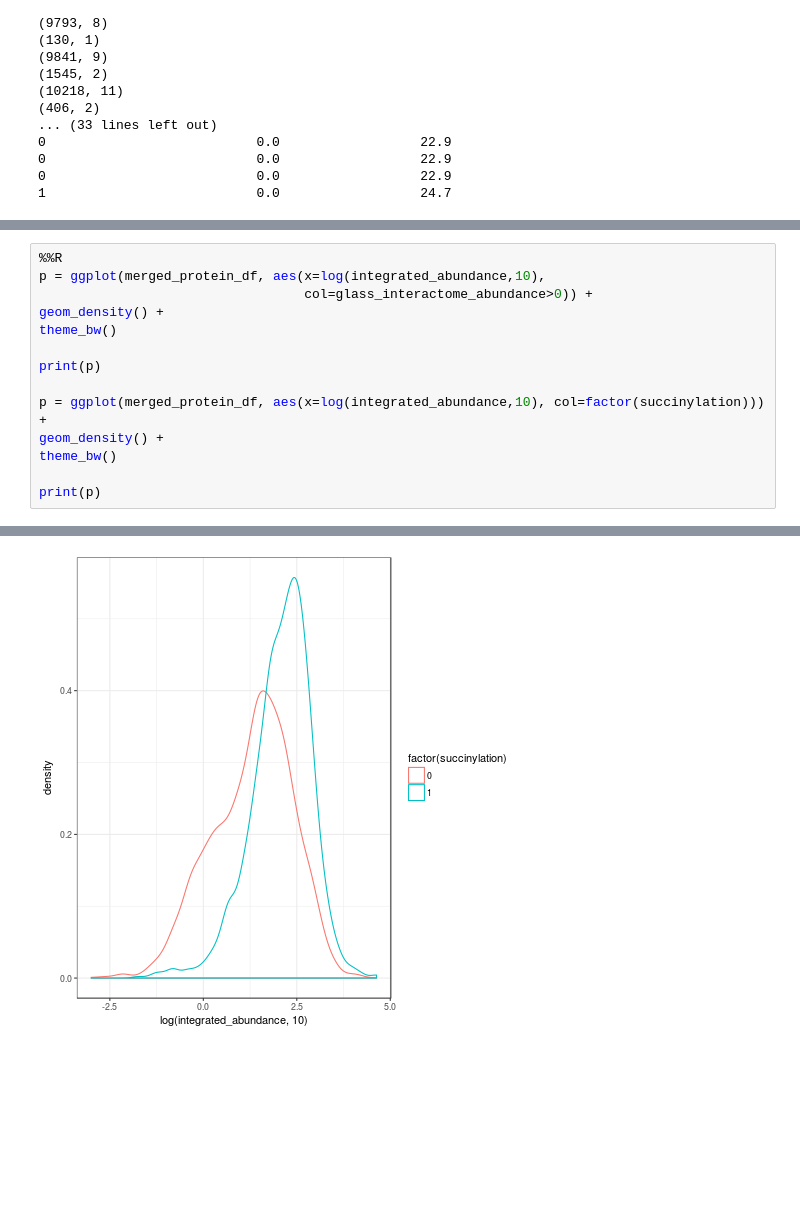
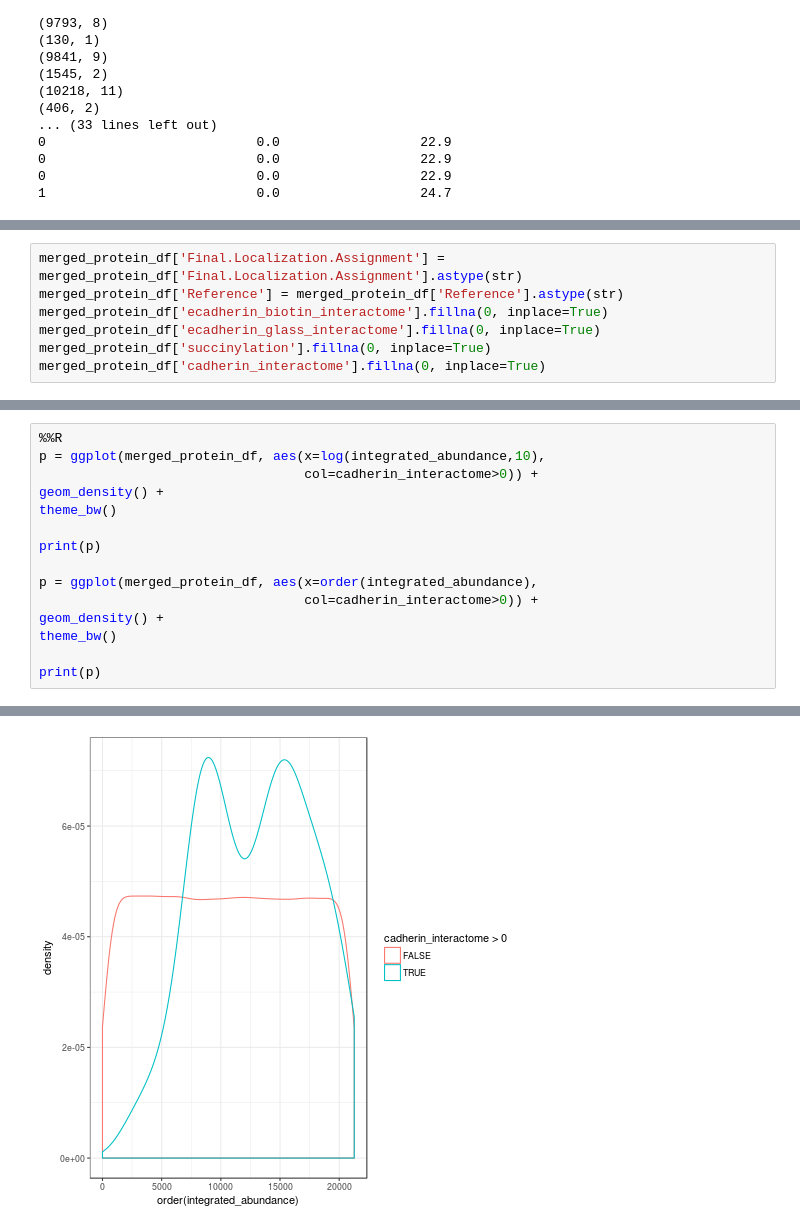
Before and after one commit to TomSmithCGAT/Lysine_mod, a Jupyter notebook: notebooks/Cadherin_enrichment.ipynb, the cells around one changed output, grey strips where cells are left out. Saved outputs shown, nothing was run; the diff lists cells and outputs as text; blank space fills up the shorter version.

Commit message:
finalised cadherin enrichment, inc. empirical p-value, taking account of abundance

```diff
--- a/notebooks/Cadherin_enrichment.ipynb
+++ b/notebooks/Cadherin_enrichment.ipynb
@@ -296,0 +300,7 @@ Index: []
+# %%
+merged_protein_df['Final.Localization.Assignment'] = merged_protein_df['Final.Localization.Assignment'].astype(str)
+merged_protein_df['Reference'] = merged_protein_df['Reference'].astype(str)
+merged_protein_df['ecadherin_biotin_interactome'].fillna(0, inplace=True)
+merged_protein_df['ecadherin_glass_interactome'].fillna(0, inplace=True)
+merged_protein_df['succinylation'].fillna(0, inplace=True)
+merged_protein_df['cadherin_interactome'].fillna(0, inplace=True)
@@ -320,13 +524,14 @@ print(head(merged_protein_df))
 # %%
 %%R
 p = ggplot(merged_protein_df, aes(x=log(integrated_abundance,10),
-                                  col=glass_interactome_abundance>0)) +
+                                  col=cadherin_interactome>0)) +
 geom_density() +
 theme_bw()
 
 print(p)
 
-p = ggplot(merged_protein_df, aes(x=log(integrated_abundance,10), col=factor(succinylation))) +
+p = ggplot(merged_protein_df, aes(x=order(integrated_abundance),
+                                  col=cadherin_interactome>0)) +
 geom_density() +
 theme_bw()
 
@@ -336 +541 @@ print(p)
-[figure, old version]
+[figure, new version]
```
Also changed, not shown: parts of 20 cells of this notebook.
